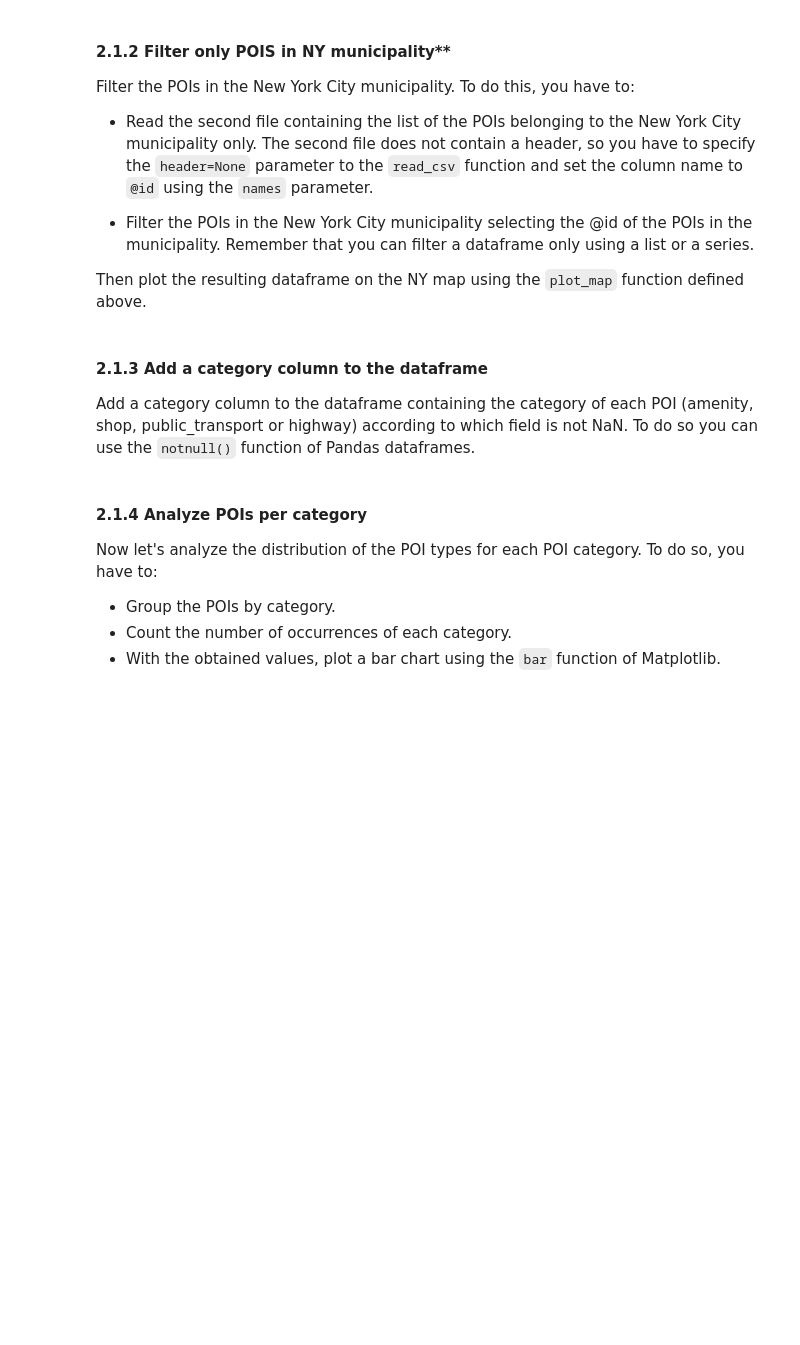
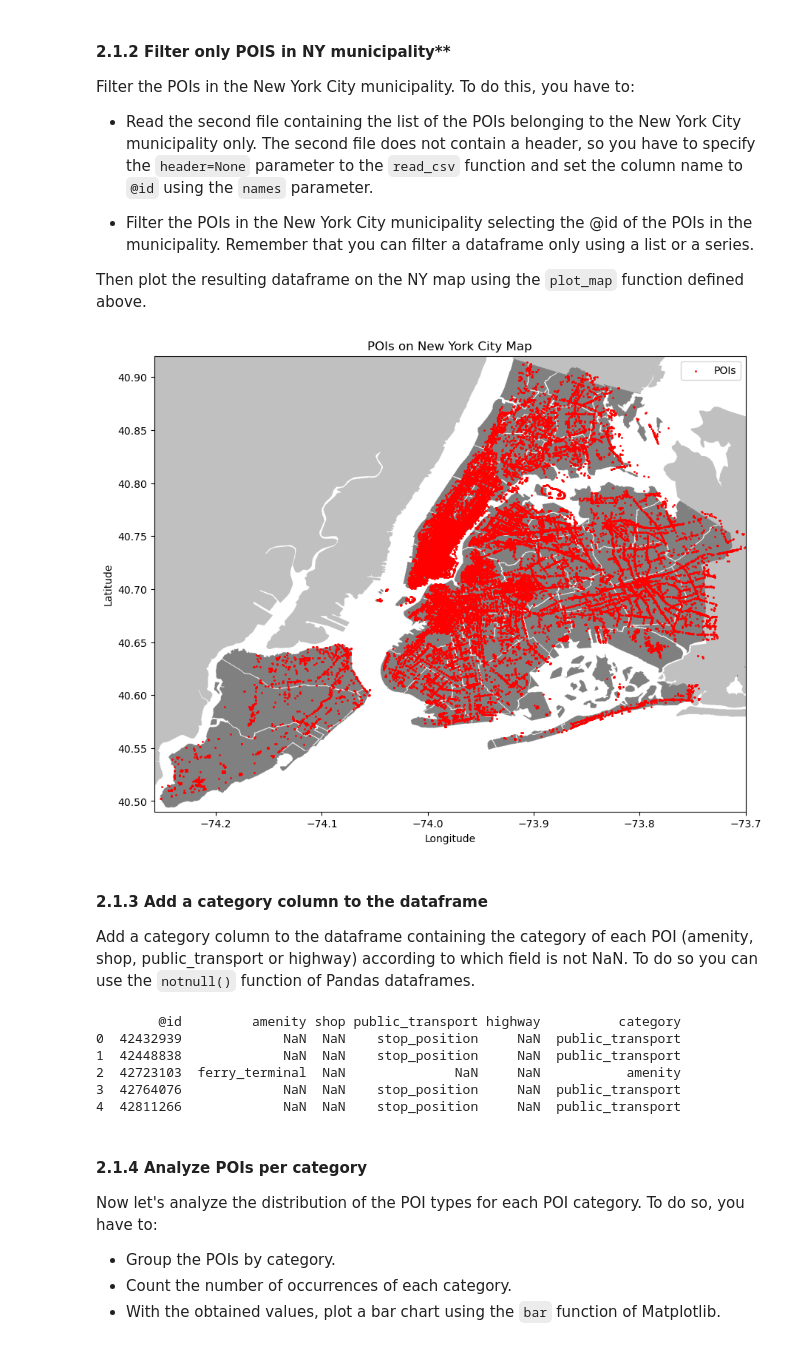
Before and after one commit to RenatoMignone/Machine-Learning-for-Networking, a Jupyter notebook: LAB/Lab 3/Lab3 - Pandas and Numpy.ipynb, the cells around one changed output. Saved outputs shown, nothing was run; the diff lists cells and outputs as text; code cells hidden in the pictures; blank space fills up the shorter version.

```diff
--- a/LAB/Lab 3/Lab3 - Pandas and Numpy.ipynb
+++ b/LAB/Lab 3/Lab3 - Pandas and Numpy.ipynb
@@ -137,10 +193,48 @@ The second file does not contain a header, so you have to specify the `header=No
 Remember that you can filter a dataframe only using a list or a series.
 
 Then plot the resulting dataframe on the NY map using the `plot_map` function defined above.
+# %%
+ny_municipality=pd.read_csv("ny_municipality_pois_id.csv", header = None )
+ny_municipality.head()
+
+
+filtered_df = dataset[dataset['@id'].isin(ny_municipality[0])]
+filtered_df
+
+filtered_latlon=filtered_df.iloc[:,2:4]
+filtered_latlon.dropna()
+plot_map(filtered_latlon)
+# %% [output]
+[figure, added]
 # %% [markdown]
 #### 2.1.3 Add a category column to the dataframe
 Add a category column to the dataframe containing the category of each POI (amenity, shop, public_transport or highway) according to which field is not NaN.
 To do so you can use the `notnull()` function of Pandas dataframes.
+# %%
+def assign_category(row):
+    if pd.notnull(row['amenity']):
+        return 'amenity'
+    elif pd.notnull(row['shop']):
+        return 'shop'
+    elif pd.notnull(row['public_transport']):
+        return 'public_transport'
+    elif pd.notnull(row['highway']):
+        return 'highway'
+    else:
+        return 'unknown'
+
+
+filtered_df['category'] = filtered_df.apply(assign_category, axis=1)
+
+
+print(filtered_df[['@id', 'amenity', 'shop', 'public_transport', 'highway', 'category']].head())
+# %% [output]
+        @id         amenity shop public_transport highway          category
+0  42432939             NaN  NaN    stop_position     NaN  public_transport
+1  42448838             NaN  NaN    stop_position     NaN  public_transport
+2  42723103  ferry_terminal  NaN              NaN     NaN           amenity
+3  42764076             NaN  NaN    stop_position     NaN  public_transport
+4  42811266             NaN  NaN    stop_position     NaN  public_transport
 # %% [markdown]
 #### 2.1.4 Analyze POIs per category
 Now let's analyze the distribution of the POI types for each POI category.
```
Also changed, not shown: parts of 14 cells of this notebook, 2 other files.
